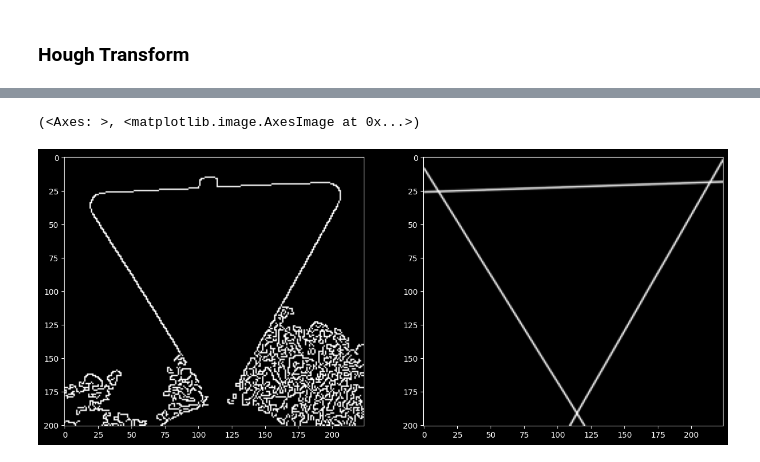
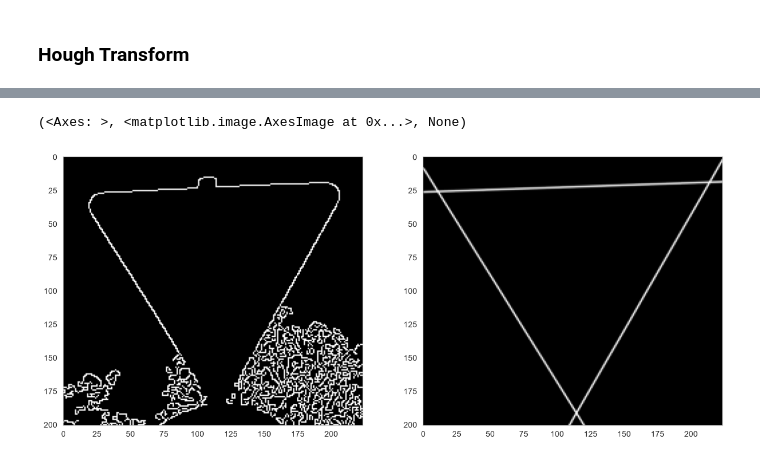
Before and after one commit to KevinShindel/ComputerVision, a Jupyter notebook: RobotDreams/lesson_4/HoughTransform.ipynb, the cells around one changed output, grey strips where cells are left out. Drawn from its saved outputs; the diff is of its cells as text; code cells hidden in the pictures.

```diff
--- a/RobotDreams/lesson_4/HoughTransform.ipynb
+++ b/RobotDreams/lesson_4/HoughTransform.ipynb
@@ -8,0 +23,3 @@ plt.rcParams['figure.figsize'] = [15, 10]
+# %%
+plt.rcParams['figure.figsize'] = [15, 10]
+sns.set_style('whitegrid')
@@ -9,9 +28,9 @@ plt.rcParams['figure.figsize'] = [15, 10]
 # %%
-img = cv2.imread('data/yield.png')
+img = cv2.imread('../images/yield.png')
 img = cv2.cvtColor(img, cv2.COLOR_BGR2RGB)
 gray = cv2.cvtColor(img, cv2.COLOR_RGB2GRAY)
 edges = cv2.Canny(gray, threshold1=100, threshold2=550)
 
-plt.subplot(121), plt.imshow(img)
-plt.subplot(122), plt.imshow(edges, cmap='gray')
+plt.subplot(121), plt.imshow(img), plt.grid(False)
+plt.subplot(122), plt.imshow(edges, cmap='gray'), plt.grid(False)
 # %% [output]
@@ -20,23 +41,24 @@ plt.subplot(122), plt.imshow(edges, cmap='gray')
 # %%
 lines = cv2.HoughLines(edges,
                        rho=1, # Distance resolution in pixels
                        theta=2*np.pi/180, # Angle resolution in radians
                        threshold=50) # Min number of votes
 hough = np.zeros_like(edges)
+
 
 for i in range(0, len(lines[0:3])):
     rho = lines[i][0][0]
     theta = lines[i][0][1]
     a = math.cos(theta)
     b = math.sin(theta)
     x0 = a * rho
     y0 = b * rho
     pt1 = (int(x0 + 1000 * (-b)), int(y0 + 1000 * a))
     pt2 = (int(x0 - 1000 * (-b)), int(y0 - 1000 * a))
     cv2.line(hough, pt1, pt2, 255, 1, cv2.LINE_AA)
 
-plt.subplot(121), plt.imshow(edges, cmap='gray')
-plt.subplot(122), plt.imshow(hough, cmap='gray')
+plt.subplot(121), plt.imshow(edges, cmap='gray'), plt.grid(False)
+plt.subplot(122), plt.imshow(hough, cmap='gray'), plt.grid(False)
 # %% [output]
-(<Axes: >, <matplotlib.image.AxesImage at 0x...>)
+(<Axes: >, <matplotlib.image.AxesImage at 0x...>, None)
-[figure, old version]
+[figure, new version]
```
Also changed, not shown: parts of 7 cells of this notebook, 7 other files.
